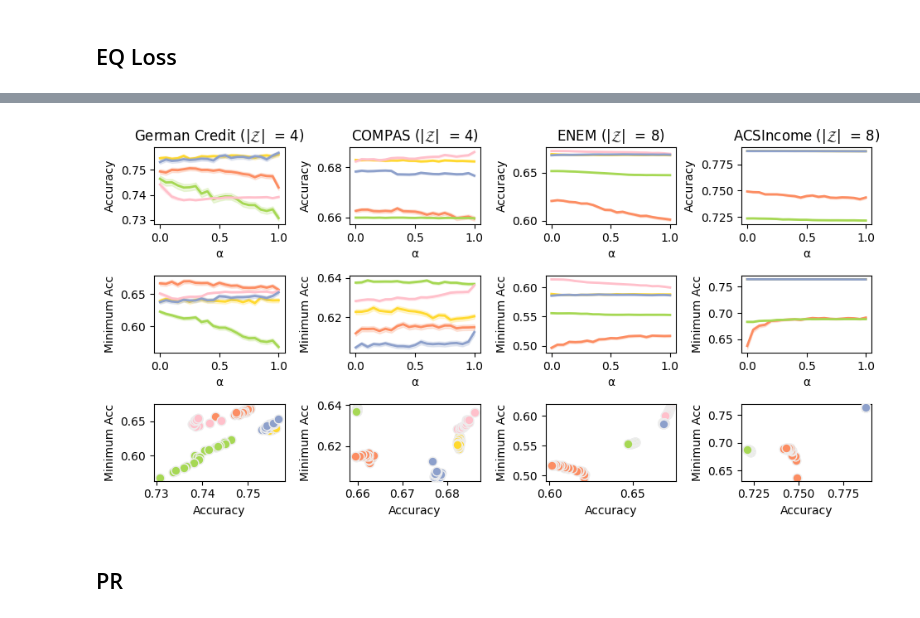
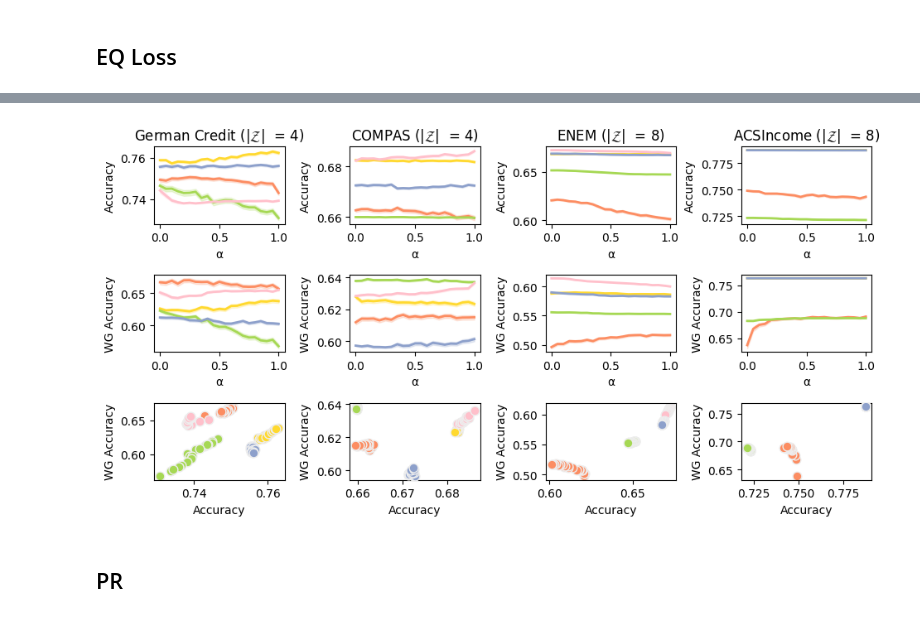
Before and after one commit to hiaac-finance/m2fgb, a Jupyter notebook: notebooks/plot_results.ipynb, the cells around one changed output, grey strips where cells are left out. Saved outputs shown, nothing was run; the diff lists cells and outputs as text; code cells hidden in the pictures.

```diff
--- a/notebooks/plot_results.ipynb
+++ b/notebooks/plot_results.ipynb
@@ -29,7 +29,9 @@ methods_color = {
     "M2FGBClassifier" : "#8da0cb",
     "M2FGBClassifier_v1" : "#8da0cb",
     "M2FGBClassifier_tpr" : "#8da0cb",
+    "M2FGBClassifier_v1_tpr" : "#8da0cb",
     "M2FGBClassifier_pr" : "#8da0cb",
+    "M2FGBClassifier_v1_pr" : "#8da0cb",
     "M2FGBRegressor" : "#8da0cb",
     "MinimaxPareto" : "pink",
     "MinimaxPareto_tpr" : "pink"
@@ -78,7 +88,7 @@ import utils
 # %%
 args = {
-    "dataset" : "german",
-    "n_groups" : 4,
+    "dataset" : "enem",
+    "n_groups" : 8,
 }
 X_train, A_train, Y_train, X_val, A_val, Y_val, X_test, A_test, Y_test = (
     data.get_strat_split(args["dataset"], args["n_groups"], 20, SEED)
@@ -176,0 +98,5 @@ plt.show()
+# %%
+params = {
+    "learning_rate" : 0.1,
+    "multiplier_learning_rate" : 0.01,
+}
@@ -383,7 +464,7 @@ def plot_results(axs, df_results, perf_metric, fair_metric):
 perf_metric = "acc"
 fair_metric = "min_acc"
 dataset_list = ["german_4g", "compas_4g", "enem_8g", "acsincome_8g"]
-method_list = ["M2FGBClassifier",  "MinMaxFair", "LGBMClassifier", "FairGBMClassifier", "MinimaxPareto"]
+method_list = ["M2FGBClassifier_v1", "LGBMClassifier",  "MinMaxFair", "FairGBMClassifier", "MinimaxPareto"]
 df_results = summary_experiment(
     perf_metric,
     fair_metric,
@@ -393,26 +488,26 @@ df_results = summary_experiment(
 # %%
 fig, axs = plt.subplots(nrows = 3, ncols = len(dataset_list), figsize = (2.4 * len(dataset_list), 5))
 if len(dataset_list) == 1:
     axs = np.array(axs).reshape(-1, 1)
 
 for i, dataset in enumerate(dataset_list):
     plot_results(axs[:, i], df_results[df_results.dataset == dataset], perf_metric, fair_metric)
     n_groups = int(dataset.split("_")[1][:-1])
     dataset = dataset.split("_")[0]
     axs[0, i].set_title(dataset_names[dataset] + " (|$\mathcal{Z}$|  " + f"= {n_groups})")
     for j in range(2):
         axs[j, i].set_xlabel("α")
         #axs[j, i].set_xlim(0, 0.7)
     axs[0, i].set_ylabel("Accuracy")
-    axs[1, i].set_ylabel("Minimum Acc")
+    axs[1, i].set_ylabel("WG Accuracy")
 
     axs[2, i].set_xlabel("Accuracy")
-    axs[2, i].set_ylabel("Minimum Acc")
+    axs[2, i].set_ylabel("WG Accuracy")
 
 plt.tight_layout()
 plt.savefig("../figs/bench_eq.pdf", dpi = 300)
 # %% [output]
-[figure, old version]
+[figure, new version]
 # %% [markdown]
 ## PR
 # %%
```
Also changed, not shown: parts of 20 cells of this notebook, 3 other files.
